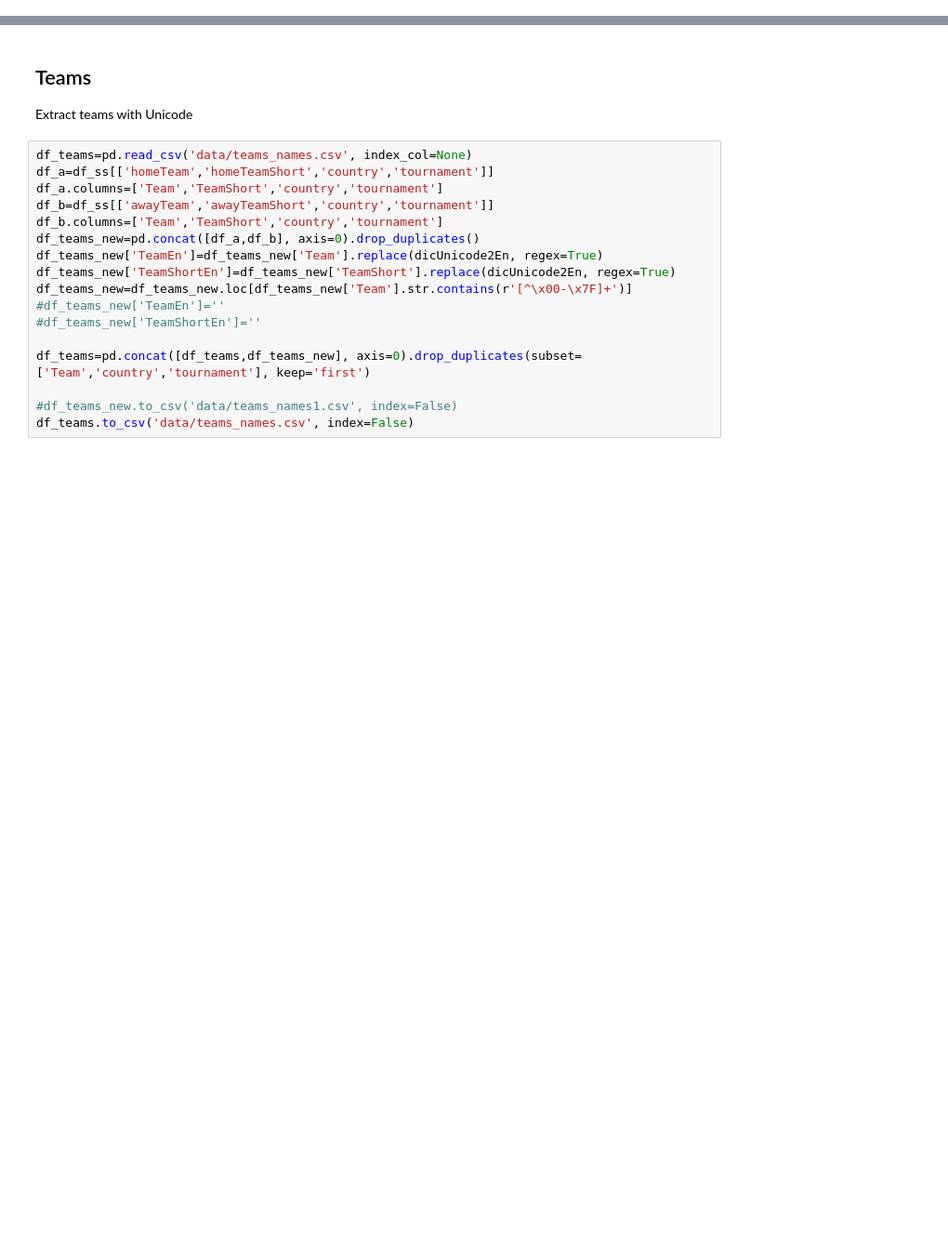
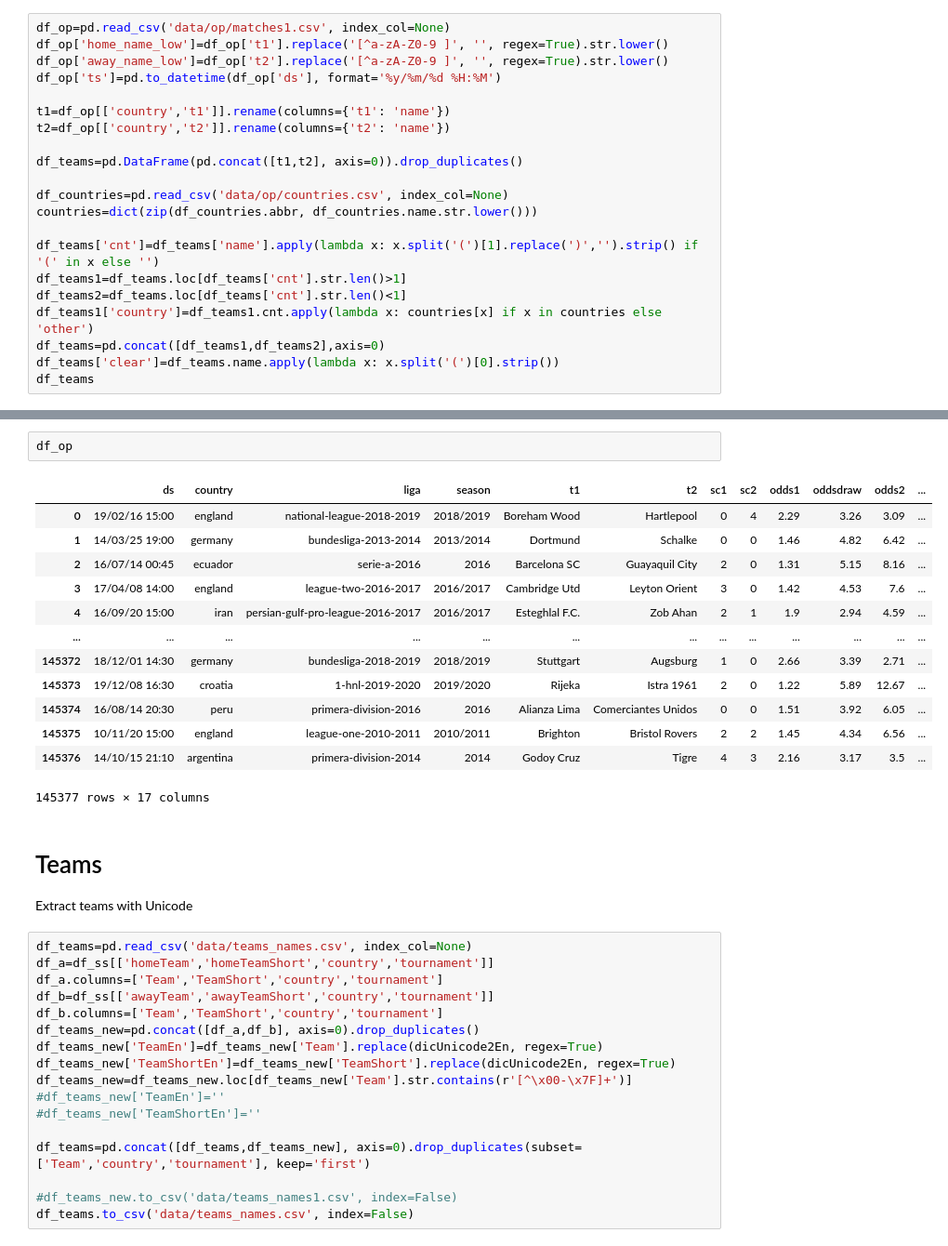
Before and after one commit to hwait/soccer, a Jupyter notebook: bind.ipynb, the cells around one changed output, grey strips where cells are left out. Shown: that part at 93% size. Drawn from its saved outputs; the diff is of its cells as text; blank space fills up the shorter version.

```diff
--- a/bind.ipynb
+++ b/bind.ipynb
@@ -45,0 +126,21 @@ df_ss['awayTeamShortLow']=df_ss['awayTeamShort'].replace(dicUnicode2En, regex=Tr
+# %%
+df_op=pd.read_csv('data/op/matches1.csv', index_col=None)
+df_op['home_name_low']=df_op['t1'].replace('[^a-zA-Z0-9 ]', '', regex=True).str.lower()
+df_op['away_name_low']=df_op['t2'].replace('[^a-zA-Z0-9 ]', '', regex=True).str.lower()
+df_op['ts']=pd.to_datetime(df_op['ds'], format='%y/%m/%d %H:%M')
+
+t1=df_op[['country','t1']].rename(columns={'t1': 'name'})
+t2=df_op[['country','t2']].rename(columns={'t2': 'name'})
+
+df_teams=pd.DataFrame(pd.concat([t1,t2], axis=0)).drop_duplicates()
+
+df_countries=pd.read_csv('data/op/countries.csv', index_col=None)
+countries=dict(zip(df_countries.abbr, df_countries.name.str.lower()))
+
+df_teams['cnt']=df_teams['name'].apply(lambda x: x.split('(')[1].replace(')','').strip() if '(' in x else '')
+df_teams1=df_teams.loc[df_teams['cnt'].str.len()>1]
+df_teams2=df_teams.loc[df_teams['cnt'].str.len()<1]
+df_teams1['country']=df_teams1.cnt.apply(lambda x: countries[x] if x in countries else 'other')
+df_teams=pd.concat([df_teams1,df_teams2],axis=0)
+df_teams['clear']=df_teams.name.apply(lambda x: x.split('(')[0].strip())
+df_teams
@@ -135,5 +482,21 @@ found: SK Dnipro-1/Dnipro-1 - Dynamo Kyiv/Dynamo Kiev
+# %%
+df_op
+# %% [output]
+|  | ds | country | liga | season | t1 | t2 | sc1 | sc2 | odds1 | oddsdraw | odds2 | ... |
+| 0 | 19/02/16 15:00 | england | national-league-2018-2019 | 2018/2019 | Boreham Wood | Hartlepool | 0 | 4 | 2.29 | 3.26 | 3.09 | ... |
+| 1 | 14/03/25 19:00 | germany | bundesliga-2013-2014 | 2013/2014 | Dortmund | Schalke | 0 | 0 | 1.46 | 4.82 | 6.42 | ... |
+| 2 | 16/07/14 00:45 | ecuador | serie-a-2016 | 2016 | Barcelona SC | Guayaquil City | 2 | 0 | 1.31 | 5.15 | 8.16 | ... |
+| 3 | 17/04/08 14:00 | england | league-two-2016-2017 | 2016/2017 | Cambridge Utd | Leyton Orient | 3 | 0 | 1.42 | 4.53 | 7.6 | ... |
+| 4 | 16/09/20 15:00 | iran | persian-gulf-pro-league-2016-2017 | 2016/2017 | Esteghlal F.C. | Zob Ahan | 2 | 1 | 1.9 | 2.94 | 4.59 | ... |
+| ... | ... | ... | ... | ... | ... | ... | ... | ... | ... | ... | ... | ... |
+| 145372 | 18/12/01 14:30 | germany | bundesliga-2018-2019 | 2018/2019 | Stuttgart | Augsburg | 1 | 0 | 2.66 | 3.39 | 2.71 | ... |
+| 145373 | 19/12/08 16:30 | croatia | 1-hnl-2019-2020 | 2019/2020 | Rijeka | Istra 1961 | 2 | 0 | 1.22 | 5.89 | 12.67 | ... |
+| 145374 | 16/08/14 20:30 | peru | primera-division-2016 | 2016 | Alianza Lima | Comerciantes Unidos | 0 | 0 | 1.51 | 3.92 | 6.05 | ... |
+| 145375 | 10/11/20 15:00 | england | league-one-2010-2011 | 2010/2011 | Brighton | Bristol Rovers | 2 | 2 | 1.45 | 4.34 | 6.56 | ... |
+| 145376 | 14/10/15 21:10 | argentina | primera-division-2014 | 2014 | Godoy Cruz | Tigre | 4 | 3 | 2.16 | 3.17 | 3.5 | ... |
+145377 rows × 17 columns
 # %% [markdown]
-## Teams
+# Teams
 Extract teams with Unicode
 # %%
 df_teams=pd.read_csv('data/teams_names.csv', index_col=None)
```
Also changed, not shown: parts of 42 cells of this notebook, 51 other files.
